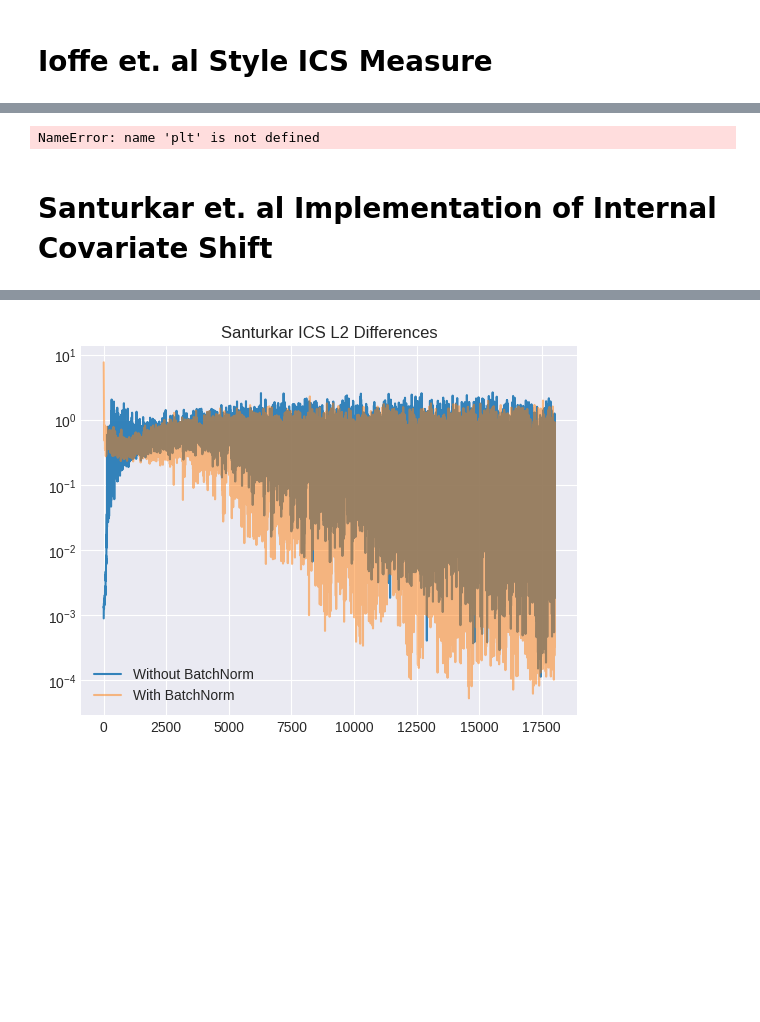
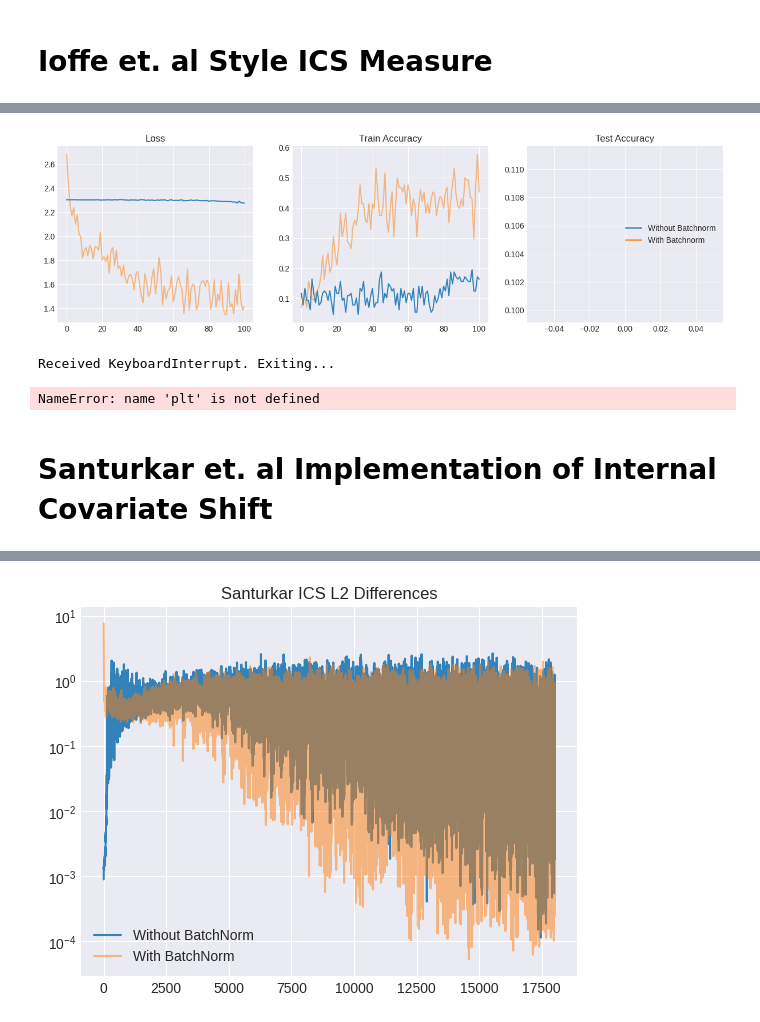
Before and after one commit to novastar53/novastar53.github.io, a Jupyter notebook: site/how-batchnorm-works-part-2.ipynb, the cells around one changed output, grey strips where cells are left out. Cells and saved outputs as stored; diff of their text form; code cells hidden in the pictures; blank space fills up the shorter version.

```diff
--- a/site/how-batchnorm-works-part-2.ipynb
+++ b/site/how-batchnorm-works-part-2.ipynb
@@ -231,18 +238,6 @@ from IPython.display import clear_output
 
 %matplotlib inline
 
-baseline.train()
-candidate.train()
-baseline_train_accs, candidate_train_accs = [], []
-baseline_test_accs, candidate_test_accs = [], []
-baseline_train_losses, candidate_train_losses = [], []
-#baseline_grad_norms, candidate_grad_norms = [], []
-#baseline_activations_log, candidate_activations_log = [], []
-
-baseline_activations_logger = DiskLogger("baseline_activations")
-candidate_activations_logger = DiskLogger("candidate_activations")
-
-i = 0
 try:
   for epoch in range(num_epochs):
       for batch, labels in train_loader:
@@ -292,3 +287,5 @@ Received KeyboardInterrupt. Exiting...
+[figure, added]
+Received KeyboardInterrupt. Exiting...
 # %%
 from matplotlib import colormaps as cm
 from matplotlib.animation import FuncAnimation
@@ -327,14 +324,14 @@ video_html = ani.to_html5_video().replace('<video', '<video muted')
 HTML(video_html)
 # %% [output]
 NameError: name 'plt' is not defined
+# %% [markdown]
+# Santurkar et. al Implementation of Internal Covariate Shift
 # %%
 baseline_train_accs, candidate_train_accs = [], []
 baseline_test_accs, candidate_test_accs = [], []
 baseline_train_losses, candidate_train_losses = [], []
 baseline_ics_results, candidate_ics_results = [], []
 i = 0
-# %% [markdown]
-# Santurkar et. al Implementation of Internal Covariate Shift
 # %%
 import time
 
```
Also changed, not shown: parts of 7 cells of this notebook.
